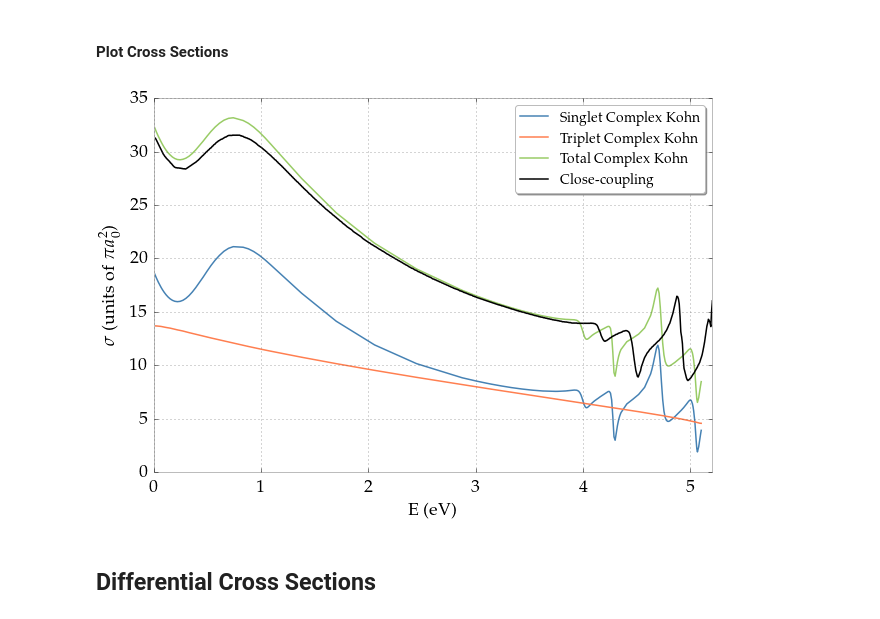
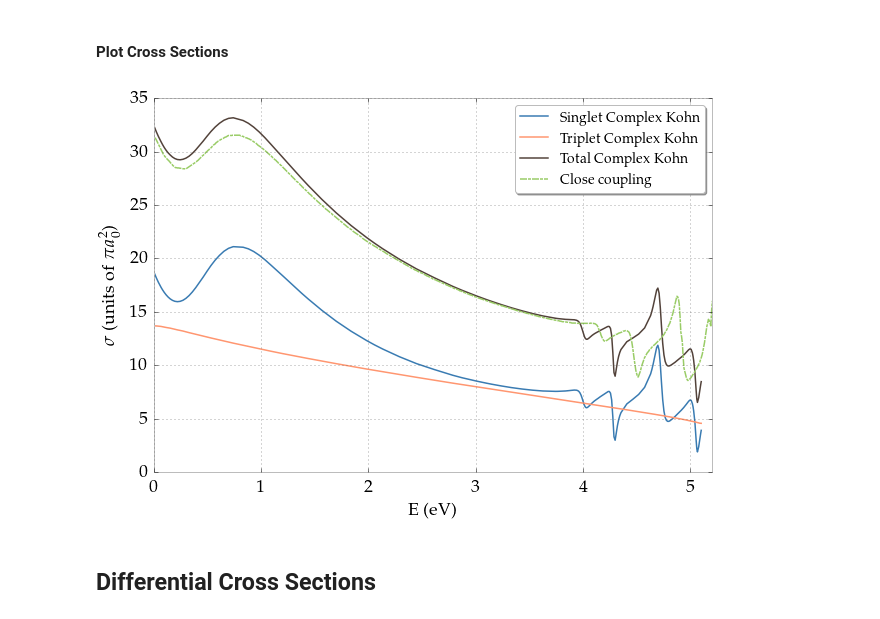
Before and after one commit to DentonW/Papers, a Jupyter notebook: PRA PsH/IPython/Paper Images.ipynb, the cells around one changed output. Saved outputs shown, nothing was run; the diff lists cells and outputs as text; code cells hidden in the pictures.

```diff
--- a/PRA PsH/IPython/Paper Images.ipynb
+++ b/PRA PsH/IPython/Paper Images.ipynb
@@ -23,9 +26,14 @@ quadpoints3S = '["55 40 40 40 38 25", "75 40 33 40 38 22 25 25", "100 62 39 62 4
 def pysqldf(q):
     return sqldf(q, globals())
 # %%
-singletcolor = 'steelblue'
-tripletcolor = 'coral'
-combinedcolor = '#99CC66'
+newsteelblue = '#397BB2'
+newcoral = '#FF9670'
+#singletcolor = 'steelblue'
+#tripletcolor = 'coral'
+#combinedcolor = '#99CC66'
+singletcolor = newsteelblue
+tripletcolor = newcoral
+combinedcolor = '#52423A'
 
 #rc('font', **{'family': 'serif', 'serif': ['Computer Modern']})
 #rcParams['text.latex.preamble'] = [r'\boldmath']  # Set for bold LaTeX symbols
@@ -97,15 +105,15 @@ kohnmethod = "smatrix"  # The Kohn method that we are plotting
 # Choose all entries for each of the partial waves
 #  Singlet entries
 entries1S = GetKappaTablenames(cursor, "lvalue=0 AND istriplet=0 AND mu=0.9 AND alpha=0.586 AND beta=0.58 AND gamma=1.093 AND omega=7 AND resorted=FALSE", quadpoints, 0, 0.866)
-entries1P = GetKappaTablenames(cursor, "lvalue=1 AND istriplet=0 AND mu=0.9 AND alpha=0.397 AND beta=0.376 AND gamma=0.962 AND omega=7", quadpoints, 0, 0.866)
-entries1D = GetKappaTablenames(cursor, "lvalue=2 AND istriplet=0 AND mu=0.7 AND alpha=0.359 AND beta=0.368 AND gamma=0.976 AND omega=6", quadpoints, 0, 0.866)
+entries1P = GetKappaTablenames(cursor, "lvalue=1 AND istriplet=0 AND mu=0.9 AND alpha=0.397 AND beta=0.376 AND gamma=0.962 AND omega=7 AND resorted=FALSE", quadpoints, 0, 0.866)
+entries1D = GetKappaTablenames(cursor, "lvalue=2 AND istriplet=0 AND mu=0.7 AND alpha=0.359 AND beta=0.368 AND gamma=0.976 AND omega=6 AND resorted=FALSE", quadpoints, 0, 0.866)
 entries1F = GetKappaTablenames(cursor, "lvalue=3 AND istriplet=0 AND omega=5", quadpoints, 0, 0.866)
 entries1G = GetKappaTablenames(cursor, "lvalue=4 AND istriplet=0 AND omega=5", quadpoints, 0, 0.866)
 entries1H = GetKappaTablenames(cursor, "lvalue=5 AND istriplet=0 AND omega=5", quadpoints, 0, 0.866)
 #  Triplet entries
-entries3S = GetKappaTablenames(cursor, "lvalue=0 AND istriplet=1 AND alpha=0.323 AND beta=0.334 AND gamma=0.975 AND omega=7 AND resorted=FALSE", quadpoints, 0, 0.866)
-entries3P = GetKappaTablenames(cursor, "lvalue=1 AND istriplet=1 AND mu=0.9 AND alpha=0.310 AND beta=0.311 AND gamma=0.995 AND omega=7", quadpoints, 0, 0.866)
-entries3D = GetKappaTablenames(cursor, "lvalue=2 AND istriplet=1 AND mu=0.7 AND alpha=0.356 AND beta=0.365 AND gamma=0.976 AND omega=6 ", quadpoints, 0, 0.866)
+entries3S = GetKappaTablenames(cursor, "lvalue=0 AND istriplet=1 AND mu=0.9 AND alpha=0.323 AND beta=0.334 AND gamma=0.975 AND omega=7 AND resorted=FALSE", quadpoints, 0, 0.866)
+entries3P = GetKappaTablenames(cursor, "lvalue=1 AND istriplet=1 AND mu=0.9 AND alpha=0.310 AND beta=0.311 AND gamma=0.995 AND omega=7 AND resorted=FALSE", quadpoints, 0, 0.866)
+entries3D = GetKappaTablenames(cursor, "lvalue=2 AND istriplet=1 AND mu=0.7 AND alpha=0.356 AND beta=0.365 AND gamma=0.976 AND omega=6 AND resorted=FALSE", quadpoints, 0, 0.866)
 entries3F = GetKappaTablenames(cursor, "lvalue=3 AND istriplet=1 AND omega=5", quadpoints, 0, 0.866)
 entries3G = GetKappaTablenames(cursor, "lvalue=4 AND istriplet=1 AND omega=5", quadpoints, 0, 0.866)
 entries3H = GetKappaTablenames(cursor, "lvalue=5 AND istriplet=1 AND omega=5", quadpoints, 0, 0.866)
@@ -114,15 +122,15 @@ entries3H = GetKappaTablenames(cursor, "lvalue=5 AND istriplet=1 AND omega=5", q
 #@TODO: Combine with the above?
 # Singlet entries
 sls1S, cross_sls1S = GetSLS(cursor, "lvalue=0 AND istriplet=0 AND mu=0.9 AND alpha=0.586 AND beta=0.58 AND gamma=1.093 AND omega=7 AND resorted=FALSE", 0, quadpoints, 0, 0.866)
-sls1P, cross_sls1P = GetSLS(cursor, "lvalue=1 AND istriplet=0 AND mu=0.9 AND alpha=0.397 AND beta=0.376 AND gamma=0.962 AND omega=7", 1, quadpoints, 0, 0.866)
-sls1D, cross_sls1D = GetSLS(cursor, "lvalue=2 AND istriplet=0 AND mu=0.7 AND alpha=0.359 AND beta=0.368 AND gamma=0.976 AND omega=6", 2, quadpoints, 0, 0.866)
+sls1P, cross_sls1P = GetSLS(cursor, "lvalue=1 AND istriplet=0 AND mu=0.9 AND alpha=0.397 AND beta=0.376 AND gamma=0.962 AND omega=7 AND resorted=FALSE", 1, quadpoints, 0, 0.866)
+sls1D, cross_sls1D = GetSLS(cursor, "lvalue=2 AND istriplet=0 AND mu=0.7 AND alpha=0.359 AND beta=0.368 AND gamma=0.976 AND omega=6 AND resorted=FALSE", 2, quadpoints, 0, 0.866)
 sls1F, cross_sls1F = GetSLS(cursor, "lvalue=3 AND istriplet=0 AND omega=5", 3, quadpoints, 0, 0.866)
 sls1G, cross_sls1G = GetSLS(cursor, "lvalue=4 AND istriplet=0 AND omega=5", 4, quadpoints, 0, 0.866)
 sls1H, cross_sls1H = GetSLS(cursor, "lvalue=5 AND istriplet=0 AND omega=5", 5, quadpoints, 0, 0.866)
 #  Triplet entries
-sls3S, cross_sls3S = GetSLS(cursor, "lvalue=0 AND istriplet=1 AND alpha=0.323 AND beta=0.334 AND gamma=0.975 AND omega=7 AND resorted=FALSE", 1, quadpoints, 0, 0.866)
-sls3P, cross_sls3P = GetSLS(cursor, "lvalue=1 AND istriplet=1 AND mu=0.9 AND alpha=0.310 AND beta=0.311 AND gamma=0.995 AND omega=7", 1, quadpoints, 0, 0.866)
-sls3D, cross_sls3D = GetSLS(cursor, "lvalue=2 AND istriplet=1 AND mu=0.7 AND alpha=0.356 AND beta=0.365 AND gamma=0.976 AND omega=6", 2, quadpoints, 0, 0.866)
+sls3S, cross_sls3S = GetSLS(cursor, "lvalue=0 AND istriplet=1 AND mu=0.9 AND alpha=0.323 AND beta=0.334 AND gamma=0.975 AND omega=7 AND resorted=FALSE", 1, quadpoints, 0, 0.866)
+sls3P, cross_sls3P = GetSLS(cursor, "lvalue=1 AND istriplet=1 AND mu=0.9 AND alpha=0.310 AND beta=0.311 AND gamma=0.995 AND omega=7 AND resorted=FALSE", 1, quadpoints, 0, 0.866)
+sls3D, cross_sls3D = GetSLS(cursor, "lvalue=2 AND istriplet=1 AND mu=0.7 AND alpha=0.356 AND beta=0.365 AND gamma=0.976 AND omega=6 AND resorted=FALSE", 2, quadpoints, 0, 0.866)
 sls3F, cross_sls3F = GetSLS(cursor, "lvalue=3 AND istriplet=1 AND omega=5", 3, quadpoints, 0, 0.866)
 sls3G, cross_sls3G = GetSLS(cursor, "lvalue=4 AND istriplet=1 AND omega=5", 4, quadpoints, 0, 0.866)
 sls3H, cross_sls3H = GetSLS(cursor, "lvalue=5 AND istriplet=1 AND omega=5", 5, quadpoints, 0, 0.866)
@@ -501,18 +535,19 @@ datanpt = np.transpose(datanp)
 # %% [markdown]
 #### Plot Cross Sections
 # %%
-df.plot(x='E', y='Cross1', marker='o', markersize=0.01, label='Singlet Complex Kohn', color=singletcolor)
-df.plot(x='E', y='Cross3', marker='o', markersize=0.01, label='Triplet Complex Kohn', color=tripletcolor)
-df.plot(x='E', y='Cross', marker='o', markersize=0.01, label='Total Complex Kohn', color=combinedcolor)
-pyplot.plot(datanpt[0], datanpt[1], marker='o', markersize=0.1, label='Close-coupling', color='black')
+df.plot(x='E', y='Cross1', marker='.', markersize=0.01, label='Singlet Complex Kohn', color=singletcolor)
+df.plot(x='E', y='Cross3', marker='.', markersize=0.01, label='Triplet Complex Kohn', color=tripletcolor)
+df.plot(x='E', y='Cross', marker='.', markersize=0.01, label='Total Complex Kohn', color=combinedcolor)
+line, = pyplot.plot(datanpt[0], datanpt[1], label='Close coupling', color='#99CC66')  #, ls = 'dashed'
+line.set_dashes([7, 1, 3, 1])  # 7 points on, 1 point off, 3 points on, 1 point off
 pyplot.xlabel(r"$\rm{E}$ (eV)")
 pyplot.ylabel(r"$\sigma$ (units of $\pi a_0^2$)")
 pyplot.legend(loc='upper right', shadow=True)
 pyplot.xlim([0,5.2])
 pyplot.savefig("combined-cross-sections.pdf", bbox_inches='tight')
 pyplot.show()
 # %% [output]
-[figure, old version]
+[figure, new version]
 # %% [markdown]
 ## Differential Cross Sections
 # %% [markdown]
```
Also changed, not shown: parts of 17 cells of this notebook, 2 other files.
